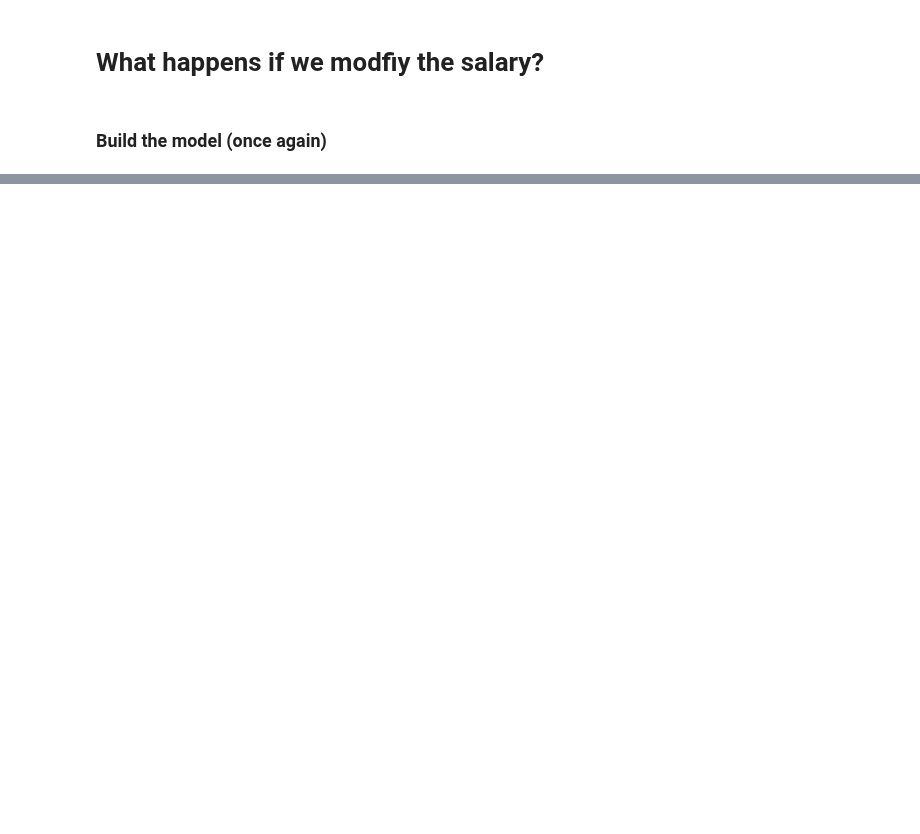
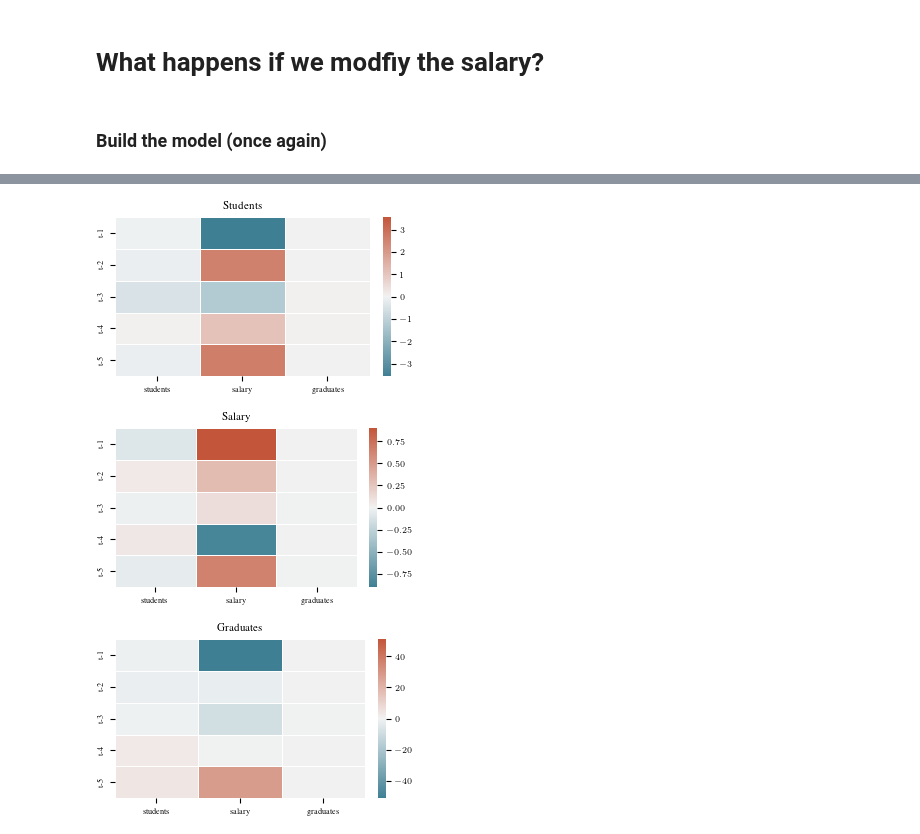
Before and after one commit to mxs01/AnalysingStudentDevelopment, a Jupyter notebook: exp/exp_04_visualiseCoefficients.ipynb, the cells around one changed output, grey strips where cells are left out. Cells and saved outputs as stored; diff of their text form; code cells hidden in the pictures; blank space fills up the shorter version.

```diff
--- a/exp/exp_04_visualiseCoefficients.ipynb
+++ b/exp/exp_04_visualiseCoefficients.ipynb
@@ -65,0 +65,18 @@ plt.show()
+# %%
+
+
+for i, df in enumerate(paramsMatrices):
+    max_val = np.abs(df.values).max()
+    plt.rcParams.update(bundles.icml2022(column="half", nrows=1, ncols=1, usetex=True))
+    fig, axs = plt.subplots(1, 1)
+
+
+    sns.heatmap(df, linewidths=0.5, ax=axs, cmap=sns.diverging_palette(220, 20, as_cmap=True), vmin=-max_val, vmax=max_val)
+    axs.set_title(titles[i])
+
+    plt.savefig(FIG_DIR + f'/params_{titles[i]}.pdf')
+    plt.show()
+# %% [output]
+[figure, added]
+[figure, added]
+[figure, added]
```
Also changed, not shown: parts of 3 cells of this notebook, 5 other files.
